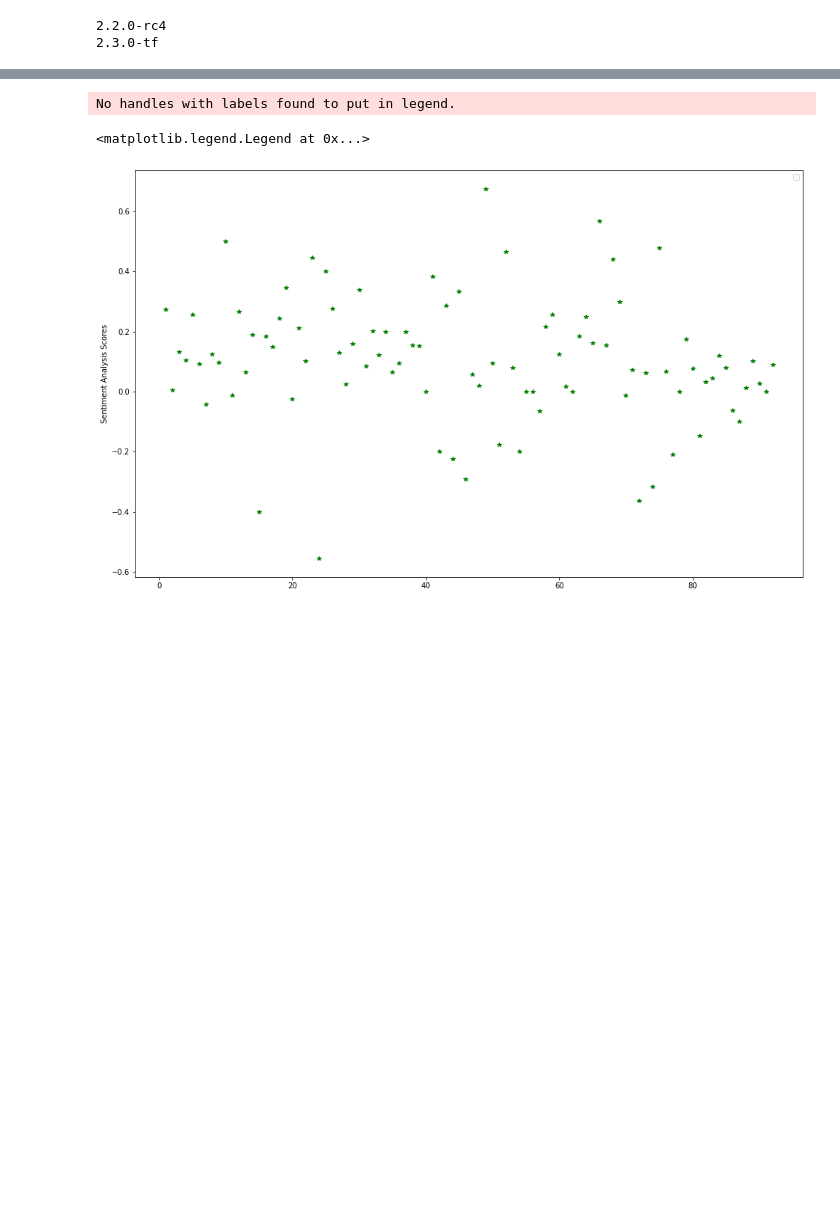
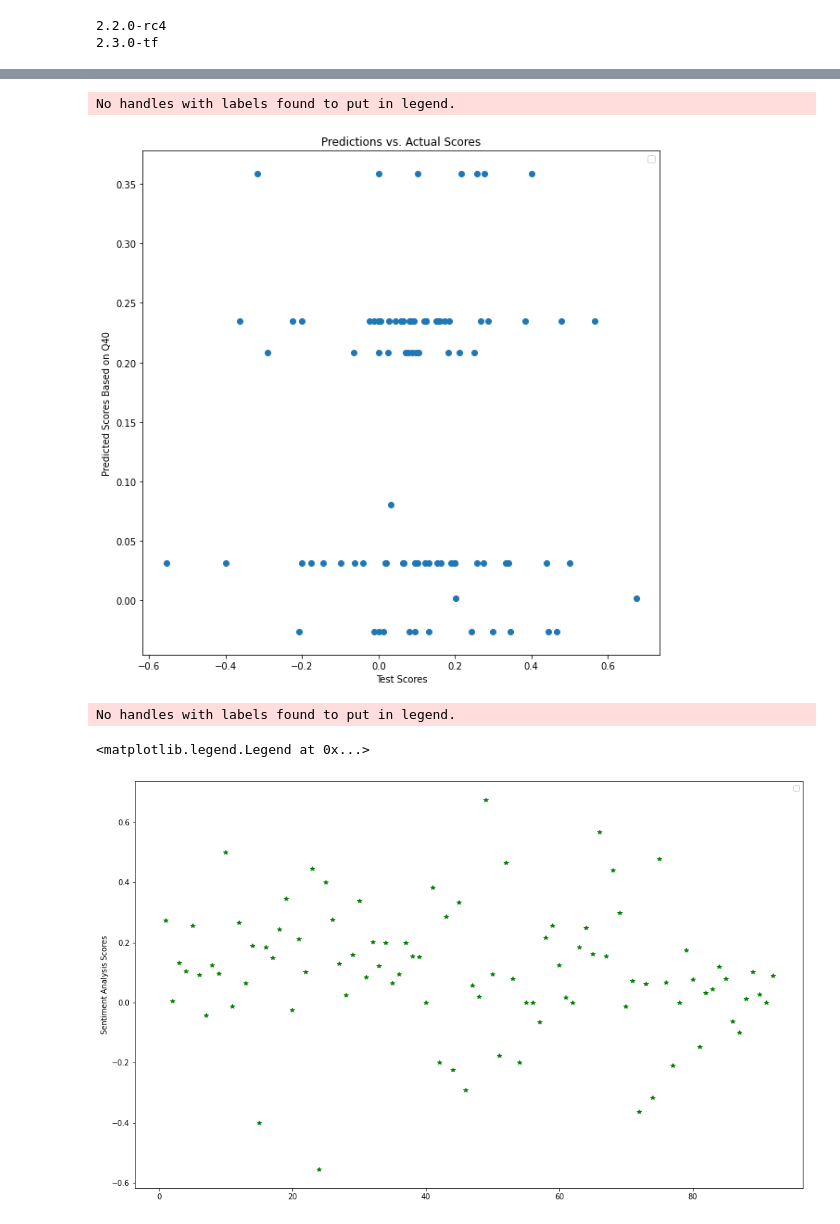
Before and after one commit to JillianMellen/NLP, a Jupyter notebook: SAwithKeras-Copy1.ipynb, the cells around one changed output, grey strips where cells are left out. Drawn from its saved outputs; the diff is of its cells as text; code cells hidden in the pictures; blank space fills up the shorter version.

```diff
--- a/SAwithKeras-Copy1.ipynb
+++ b/SAwithKeras-Copy1.ipynb
@@ -253,3 +193,14 @@ print(y_proba)
+# %%
+plt.figure(figsize=(10,10))
+plt.ylabel('Predicted Scores Based on Q40')
+plt.xlabel('Test Scores')
+plt.scatter(x,y2)
+plt.title("Predictions vs. Actual Scores")
+plt.legend()
+plt.savefig('Q40vstest.png')
+# %% [output]
+No handles with labels found to put in legend.
+[figure, added]
 # %%
 x = np.linspace(1,92,92)
 y1 = y_test
```
Also changed, not shown: parts of 12 cells of this notebook.
